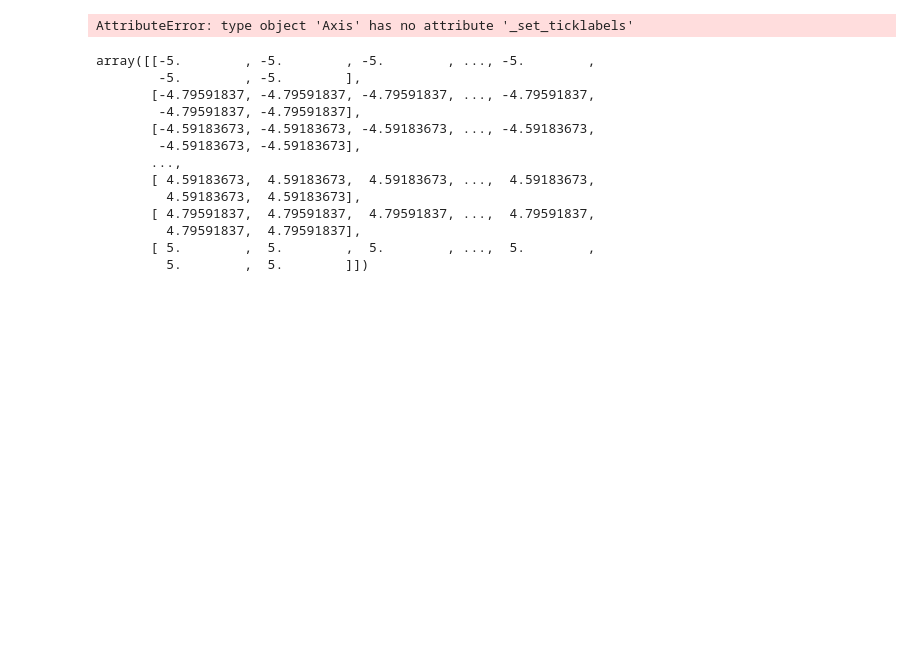
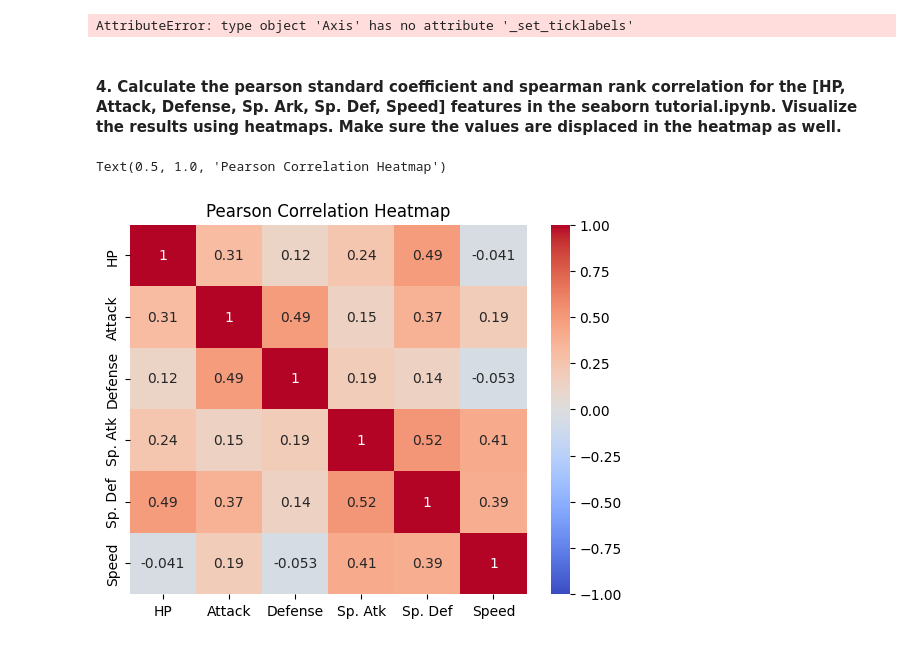
Before and after one commit to IT21042324/DL-Lab-01, a Jupyter notebook: Lab.ipynb, the cells around one changed output. Cells and saved outputs as stored; diff of their text form; code cells hidden in the pictures; blank space fills up the shorter version.

```diff
--- a/Lab.ipynb
+++ b/Lab.ipynb
@@ -172,21 +172,30 @@ ax.set_title('Z = X^2 + Y^2')
 plt.show()
 # %% [output]
 AttributeError: type object 'Axis' has no attribute '_set_ticklabels'
-# %%
-x = np.linspace(-5, 5, 50)
-y = np.linspace(-5, 5, 50)
-X, Y = np.meshgrid(x, y)
-# %% [output]
-array([[-5.        , -5.        , -5.        , ..., -5.        ,
-        -5.        , -5.        ],
-       [-4.79591837, -4.79591837, -4.79591837, ..., -4.79591837,
-        -4.79591837, -4.79591837],
-       [-4.59183673, -4.59183673, -4.59183673, ..., -4.59183673,
-        -4.59183673, -4.59183673],
-       ...,
-       [ 4.59183673,  4.59183673,  4.59183673, ...,  4.59183673,
-         4.59183673,  4.59183673],
-       [ 4.79591837,  4.79591837,  4.79591837, ...,  4.79591837,
-         4.79591837,  4.79591837],
-       [ 5.        ,  5.        ,  5.        , ...,  5.        ,
-         5.        ,  5.        ]])
+# %% [markdown]
+#### 4. Calculate the pearson standard coefficient and spearman rank correlation for the [HP, Attack, Defense, Sp. Ark, Sp. Def, Speed] features in the seaborn tutorial.ipynb. Visualize the results using heatmaps. Make sure the values are displaced in the heatmap as well.
+# %%
+import pandas as pd
+import seaborn as sns
+import matplotlib.pyplot as plt
+
+# Read dataset
+df = pd.read_csv('Pokemon.csv', index_col=0, encoding='latin')
+
+# Select the relevant features
+features = ['HP', 'Attack', 'Defense', 'Sp. Atk', 'Sp. Def', 'Speed']
+
+# Calculate Pearson correlation
+pearson_corr = df[features].corr(method='pearson')
+
+# Calculate Spearman rank correlation
+spearman_corr = df[features].corr(method='spearman')
+
+# Set up the matplotlib figure
+
+# Pearson correlation heatmap
+sns.heatmap(pearson_corr, annot=True, cmap='coolwarm', vmin=-1, vmax=1)
+plt.title('Pearson Correlation Heatmap')
+# %% [output]
+Text(0.5, 1.0, 'Pearson Correlation Heatmap')
+[figure, added]
```
Also changed, not shown: parts of 3 cells of this notebook, 1 other file.
